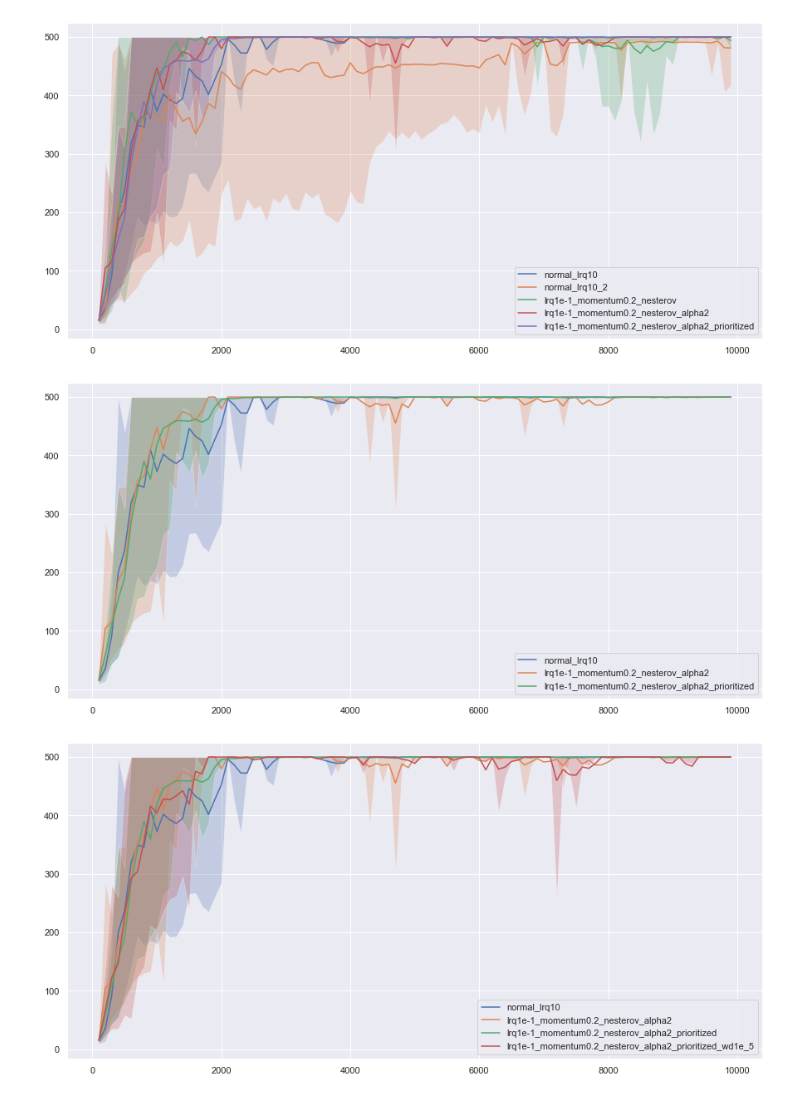
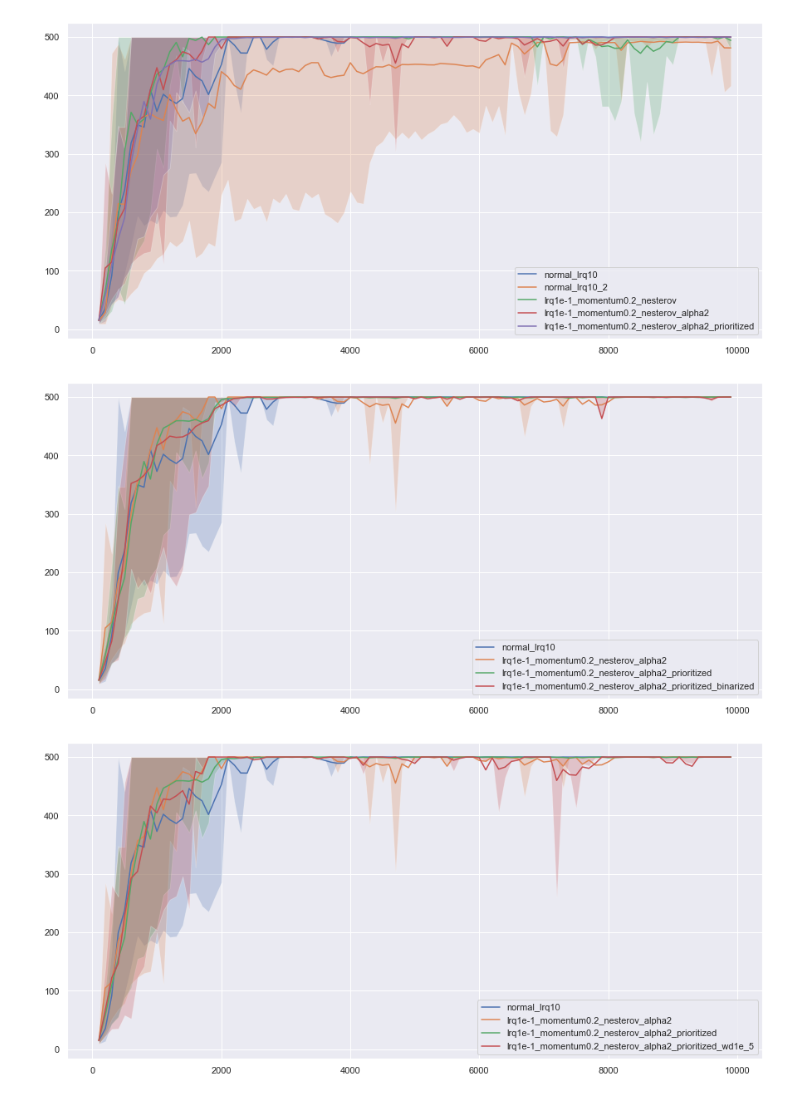
Before and after one commit to justinmaojones/agentflow, a Jupyter notebook: notebooks/eval_results_cartpole_ddpg_stable_02.ipynb, the cells around one changed output. Cells and saved outputs as stored; diff of their text form; code cells hidden in the pictures.

```diff
--- a/notebooks/eval_results_cartpole_ddpg_stable_02.ipynb
+++ b/notebooks/eval_results_cartpole_ddpg_stable_02.ipynb
@@ -158,13 +160,15 @@ _ = plt.legend()
 # %%
 key = 'test_ep_returns'
 plt.figure(figsize=(15,7))
 for sd in ['normal_lrq10',
            'lrq1e-1_momentum0.2_nesterov_alpha2',
-           'lrq1e-1_momentum0.2_nesterov_alpha2_prioritized']:
+           'lrq1e-1_momentum0.2_nesterov_alpha2_prioritized',
+           'lrq1e-1_momentum0.2_nesterov_alpha2_prioritized_binarized'
+          ]:
     plot_percentiles(results[sd]['test_ep_steps'][0],results[sd][key].T,label=sd)
 _ = plt.legend()
 # %% [output]
-[figure, old version]
+[figure, new version]
 # %%
 key = 'test_ep_returns'
 plt.figure(figsize=(15,7))
```
Also changed, not shown: parts of 10 cells of this notebook, 24 other files.
